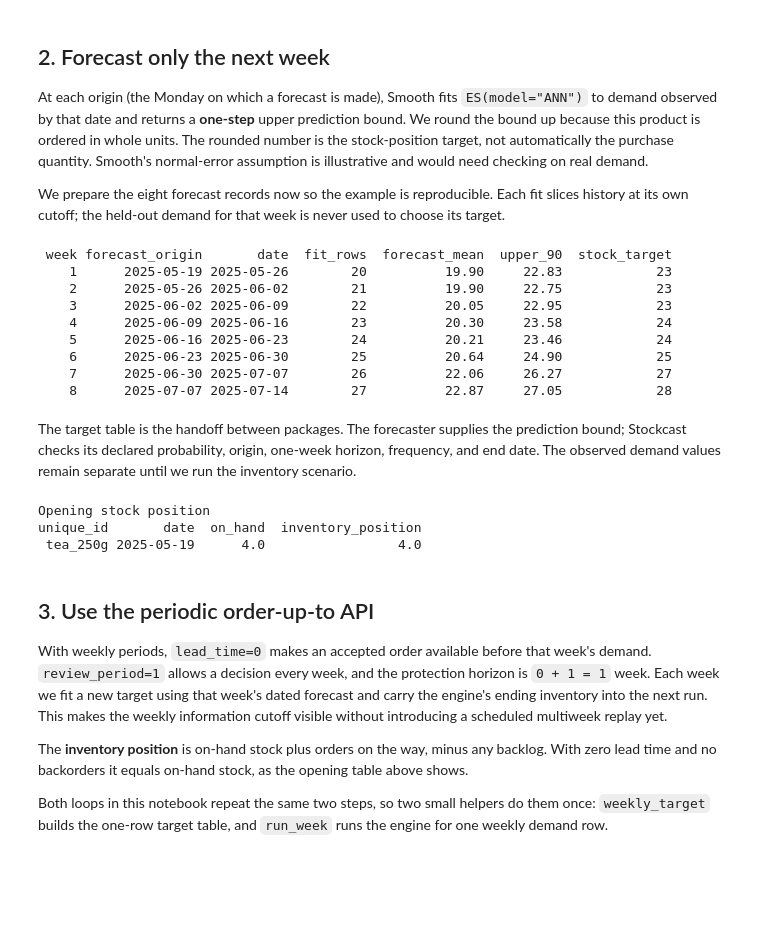
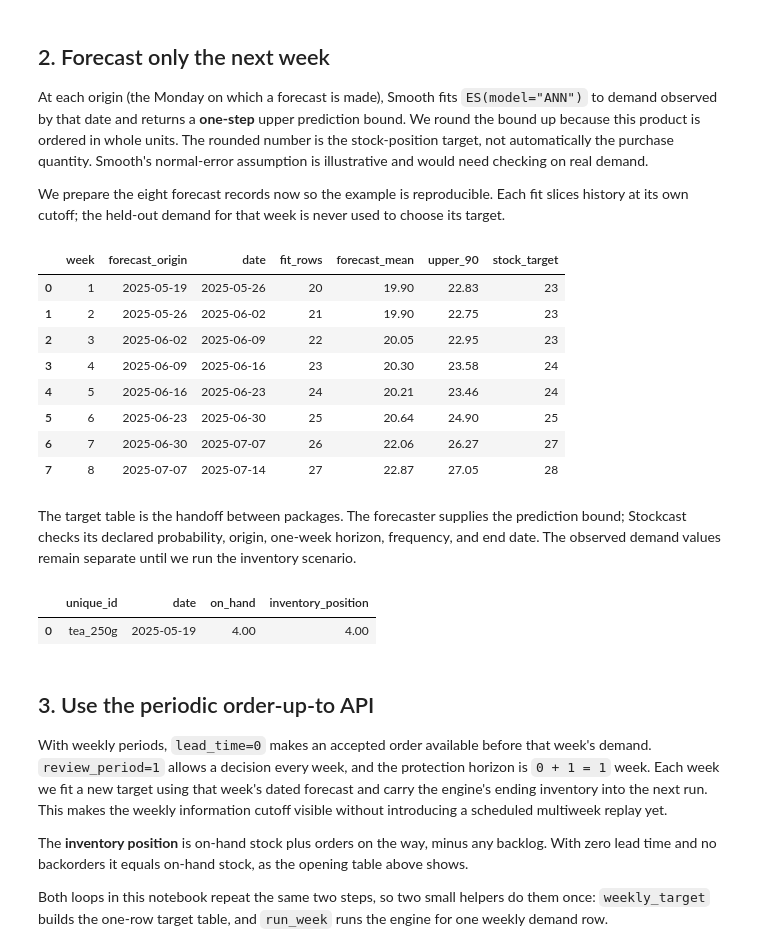
Before and after one commit to FilTheo/stockcast, a Jupyter notebook: examples/notebooks/04_forecast_to_inventory_integration.ipynb, the cells around one changed output. Cells and saved outputs as stored; diff of their text form; code cells hidden in the pictures; blank space fills up the shorter version.

```diff
--- a/examples/notebooks/04_forecast_to_inventory_integration.ipynb
+++ b/examples/notebooks/04_forecast_to_inventory_integration.ipynb
@@ -105,43 +109,43 @@ for week_index, week in held_out.iterrows():
         origin = held_out.date.iloc[week_index - 1]
     available = series.loc[series.date.le(origin), "y"]
     assert origin < week.date  # the week being forecast is never in the fit data
 
     model = ES(model="ANN")
     model.fit(available)
     forecast = model.predict(
         h=1,
         interval="prediction",
         level=probability,
         side="upper",
         cumulative=False,
     )
     mean = float(forecast.mean.iloc[0])
     upper = float(forecast.upper.iloc[0, 0])
     assert np.isfinite([mean, upper]).all() and upper >= 0
 
     forecast_rows.append(
         {
             "week": week_index + 1,
             "forecast_origin": origin,
             "date": week.date,
             "fit_rows": len(available),
             "forecast_mean": mean,
             "upper_90": upper,
             "stock_target": int(np.ceil(upper)),
         }
     )
 forecasts = pd.DataFrame(forecast_rows)
-print(forecasts.to_string(index=False, float_format=lambda value: f"{value:.2f}"))
+forecasts
 # %% [output]
- week forecast_origin       date  fit_rows  forecast_mean  upper_90  stock_target
-    1      2025-05-19 2025-05-26        20          19.90     22.83            23
-    2      2025-05-26 2025-06-02        21          19.90     22.75            23
-    3      2025-06-02 2025-06-09        22          20.05     22.95            23
-    4      2025-06-09 2025-06-16        23          20.30     23.58            24
-    5      2025-06-16 2025-06-23        24          20.21     23.46            24
-    6      2025-06-23 2025-06-30        25          20.64     24.90            25
-    7      2025-06-30 2025-07-07        26          22.06     26.27            27
-    8      2025-07-07 2025-07-14        27          22.87     27.05            28
+|  | week | forecast_origin | date | fit_rows | forecast_mean | upper_90 | stock_target |
+| 0 | 1 | 2025-05-19 | 2025-05-26 | 20 | 19.90 | 22.83 | 23 |
+| 1 | 2 | 2025-05-26 | 2025-06-02 | 21 | 19.90 | 22.75 | 23 |
+| 2 | 3 | 2025-06-02 | 2025-06-09 | 22 | 20.05 | 22.95 | 23 |
+| 3 | 4 | 2025-06-09 | 2025-06-16 | 23 | 20.30 | 23.58 | 24 |
+| 4 | 5 | 2025-06-16 | 2025-06-23 | 24 | 20.21 | 23.46 | 24 |
+| 5 | 6 | 2025-06-23 | 2025-06-30 | 25 | 20.64 | 24.90 | 25 |
+| 6 | 7 | 2025-06-30 | 2025-07-07 | 26 | 22.06 | 26.27 | 27 |
+| 7 | 8 | 2025-07-07 | 2025-07-14 | 27 | 22.87 | 27.05 | 28 |
 # %% [markdown]
 The target table is the handoff between packages. The forecaster supplies the prediction bound; Stockcast checks its declared probability, origin, one-week horizon, frequency, and end date. The observed demand values remain separate until we run the inventory scenario.
 # %%
@@ -153,13 +157,12 @@ opening = empty_state.initialize_from_observed(
     opening_date=history.date.iloc[-1],
 )
 
+# The opening stock position.
 opening_columns = ["unique_id", "date", "on_hand", "inventory_position"]
-print("Opening stock position")
-print(opening.inventory_position()[opening_columns].to_string(index=False))
+opening.inventory_position()[opening_columns]
 # %% [output]
-Opening stock position
-unique_id       date  on_hand  inventory_position
- tea_250g 2025-05-19      4.0                 4.0
+|  | unique_id | date | on_hand | inventory_position |
+| 0 | tea_250g | 2025-05-19 | 4.00 | 4.00 |
 # %% [markdown]
 ## 3. Use the periodic order-up-to API
 
```
Also changed, not shown: parts of 5 cells of this notebook.
